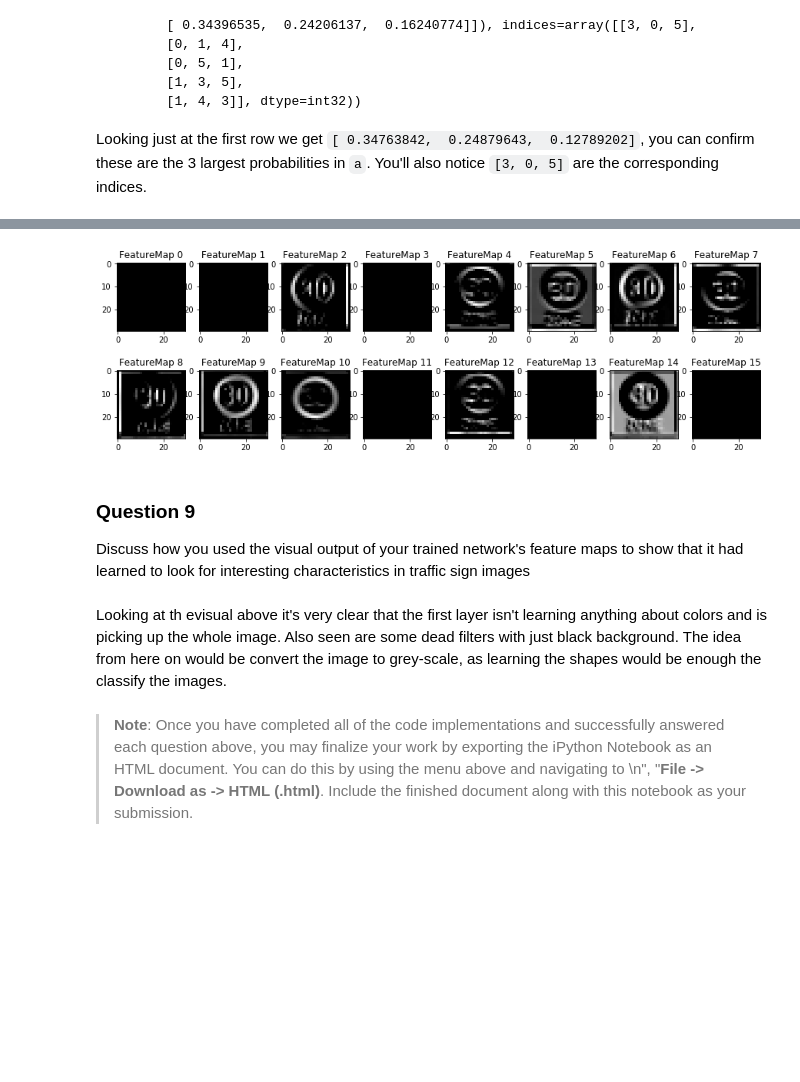
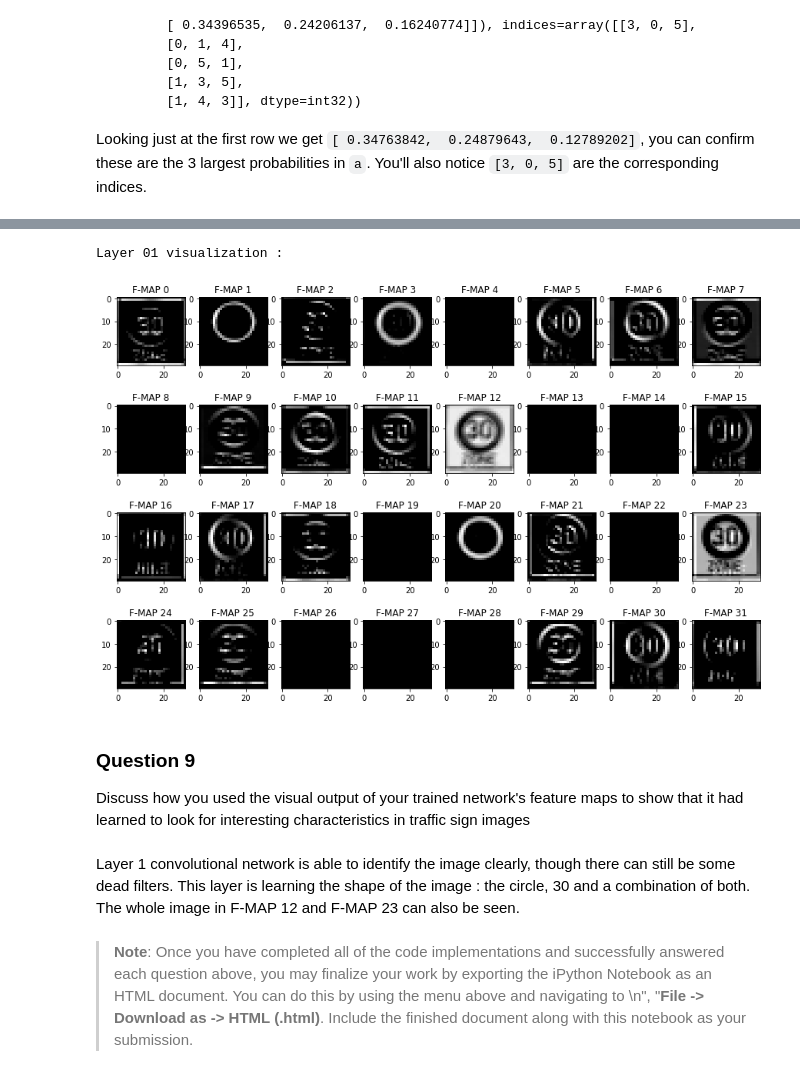
Before and after one commit to sumitkapoor/carnd_traffic_sign_project2, a Jupyter notebook: Traffic_Sign_Classifier.ipynb, the cells around one changed output, grey strips where cells are left out. Cells and saved outputs as stored; diff of their text form; code cells hidden in the pictures; blank space fills up the shorter version.

```diff
--- a/Traffic_Sign_Classifier.ipynb
+++ b/Traffic_Sign_Classifier.ipynb
@@ -814,6 +839,6 @@ Model saved
 # %%
 with tf.Session() as sess:
-    saver.restore(sess, "./models/traffic_model_5")
+    saver.restore(sess, "./models/traffic_model_6")
 
     test_accuracy, test_cost = evaluate(X_test, y_test)
     print("Test Accuracy = {:.3f}".format(test_accuracy))
@@ -861,7 +886,7 @@ def get_features_and_labels():
 X_, X_new, y_new = get_features_and_labels()
 
 with tf.Session() as sess:
-    saver.restore(sess, "./models/traffic_model_5")
+    saver.restore(sess, "./models/traffic_model_6")
     prediction = sess.run(tf.argmax(logits, 1), feed_dict={x: X_new, keep_prob_conv: 1., keep_prob_fc: 1.})
 
     for (i, v) in enumerate(prediction):
@@ -956,7 +981,7 @@ def plot_prediction(labels, x_counts):
     plt.show()
 
 with tf.Session() as sess:
-    saver.restore(sess, "./models/traffic_model_5")
+    saver.restore(sess, "./models/traffic_model_6")
     top = sess.run(top_k, feed_dict={x: X_new, keep_prob_conv:1., keep_prob_fc:1.})
 
     for i in range(len(y_new)):
@@ -1012,10 +1037,12 @@ def outputFeatureMap(image_input, tf_activation, activation_min=-1, activation_m
     # If you get an error tf_activation is not defined it maybe having trouble accessing the variable from inside a function
     activation = tf_activation.eval(session=sess,feed_dict={x : image_input, keep_prob_conv: 1., keep_prob_fc: 1.})
     featuremaps = activation.shape[3]
+    c = 6
+    r = 8
     plt.figure(plt_num, figsize=(15,15))
     for featuremap in range(featuremaps):
-        plt.subplot(6, 8, featuremap+1) # sets the number of feature maps to show on each row and column
-        plt.title('FeatureMap ' + str(featuremap)) # displays the feature map number
+        plt.subplot(c, r, featuremap+1) # sets the number of feature maps to show on each row and column
+        plt.title('F-MAP ' + str(featuremap)) # displays the feature map number
         if activation_min != -1 & activation_max != -1:
             plt.imshow(activation[0,:,:, featuremap], interpolation="nearest", vmin =activation_min, vmax=activation_max, cmap="gray")
         elif activation_max != -1:
@@ -1024,23 +1051,26 @@ def outputFeatureMap(image_input, tf_activation, activation_min=-1, activation_m
             plt.imshow(activation[0,:,:, featuremap], interpolation="nearest", vmin=activation_min, cmap="gray")
         else:
             plt.imshow(activation[0,:,:, featuremap], interpolation="nearest", cmap="gray")
+    plt.show()
 # %%
 with tf.Session() as sess:
-    saver.restore(sess, "./models/traffic_model_5")
+    saver.restore(sess, "./models/traffic_model_6")
     img = mpimg.imread("./images/1.jpeg")
     sign_img = cv2.resize(img, (32, 32), interpolation = cv2.INTER_AREA)
     sign_img = normalize(sign_img)
     sign_img = np.array(sign_img, dtype=np.float)
     sign_img = np.expand_dims(sign_img, axis=0)
+    print ("Layer 01 visualization : ")
     outputFeatureMap(sign_img, tf.get_collection("conv_01")[0])
 # %% [output]
+Layer 01 visualization :
-[figure, old version]
+[figure, new version]
 # %% [markdown]
 ### Question 9
 
 Discuss how you used the visual output of your trained network's feature maps to show that it had learned to look for interesting characteristics in traffic sign images
-# %% [markdown]
-Looking at th evisual above it's very clear that the first layer isn't learning anything about colors and is picking up the whole image. Also seen are some dead filters with just black background. The idea from here on would be convert the image to grey-scale, as learning the shapes would be enough the classify the images.
+# %% [markdown]
+Layer 1 convolutional network is able to identify the image clearly, though there can still be some dead filters. This layer is learning the shape of the image : the circle, 30 and a combination of both. The whole image in F-MAP 12 and F-MAP 23 can also be seen.
 # %% [markdown]
 > **Note**: Once you have completed all of the code implementations and successfully answered each question above, you may finalize your work by exporting the iPython Notebook as an HTML document. You can do this by using the menu above and navigating to  \n",
     "**File -> Download as -> HTML (.html)**. Include the finished document along with this notebook as your submission.
```
Also changed, not shown: parts of 9 cells of this notebook, 2 other files.
